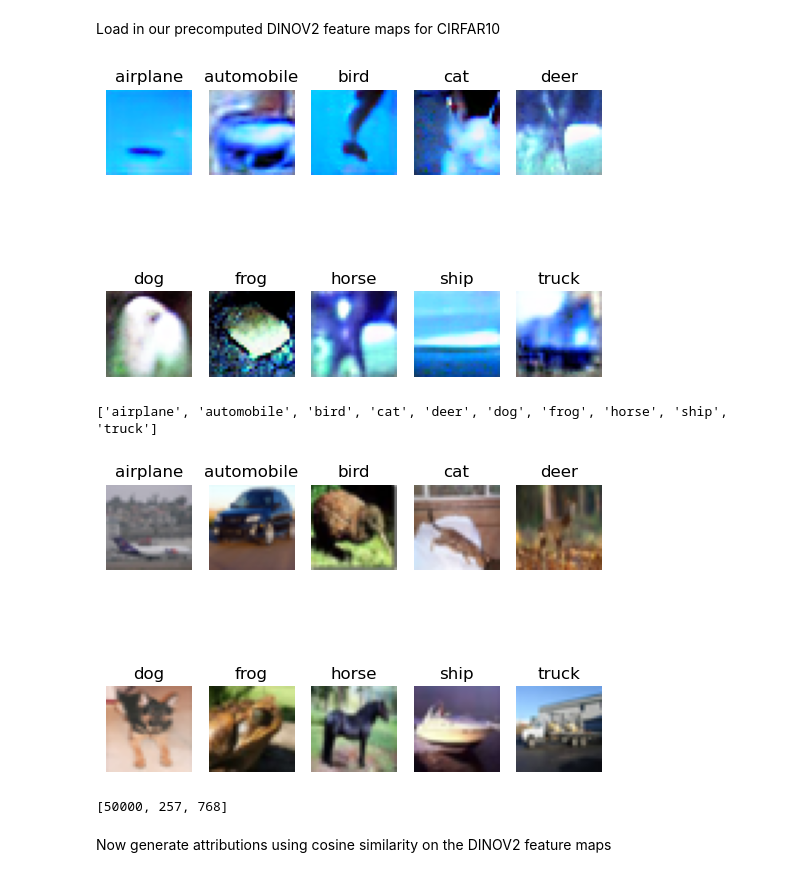
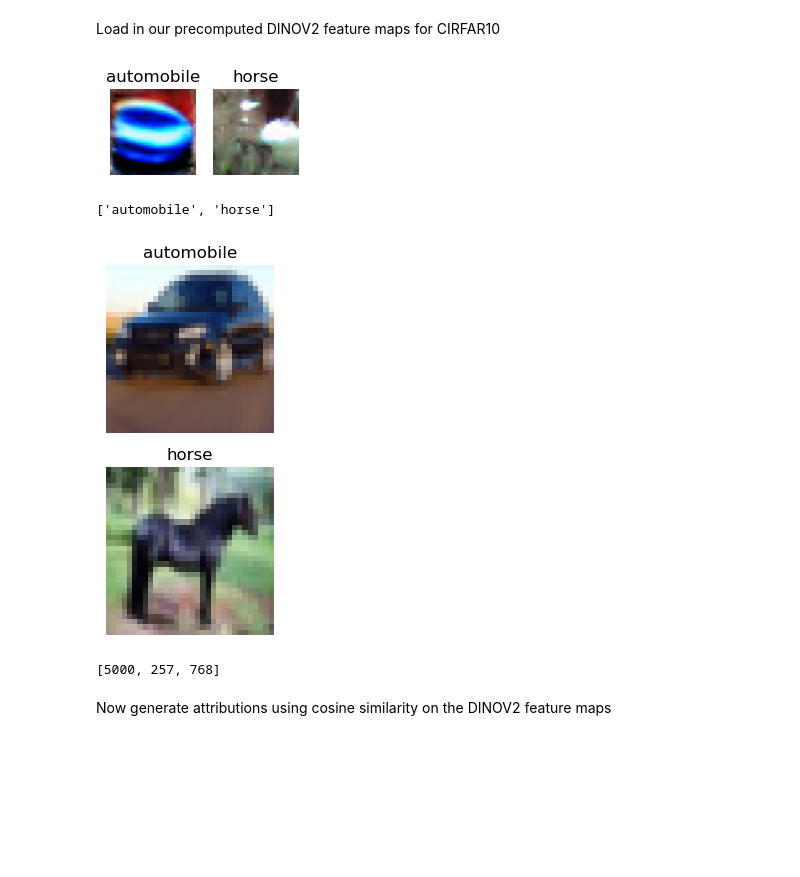
Before and after one commit to Naterjack/Data-Attribution-for-Stable-Diffusion, a Jupyter notebook: SD1_DINO_Attribution.ipynb, the cells around one changed output. Saved outputs shown, nothing was run; the diff lists cells and outputs as text; code cells hidden in the pictures; blank space fills up the shorter version.

Commit message:
DINO CIFAR2 bugfixes

```diff
--- a/SD1_DINO_Attribution.ipynb
+++ b/SD1_DINO_Attribution.ipynb
@@ -4,18 +4,17 @@ Load in our precomputed DINOV2 feature maps for CIRFAR10
 from utils.config import Project_Config, CIFAR_10_Config, CIFAR_10_Local_Config
 from utils.custom_enums import Dataset_Type_Enum, Model_Type_Enum
 
-dataset_type = Dataset_Type_Enum.CIFAR10
-model_type = Model_Type_Enum.LORA
+dataset_type = Dataset_Type_Enum.CIFAR2
+model_type = Model_Type_Enum.FULL
 
-GENERATE_COUNTER_FACTUAL_DATASET = False
-RECALCULATE_ATTRIBUTION = False
+RECALCULATE_ATTRIBUTION = True
 
 project_config = Project_Config(
     IS_CUDA = True,
     IS_WINDOWS = False,
 )
 
-MODEL_NAME_CLEAN = f"SD1_{model_type}"
+MODEL_NAME_CLEAN = f"sd1-{model_type}"
 
 f = project_config.folder_symbol
 base_save_path = (project_config.PWD + f +
@@ -32,31 +31,43 @@ if dataset_type == Dataset_Type_Enum.CIFAR2:
     )
 
 generated_dataset_config = CIFAR_10_Config(huggingface_slug=base_save_path, existing_image_column_name="image")
+
+## CIFAR 2
+# FULL
+#   Under 30 seconds with CUDA
+# LORA
+
+#CIFAR10
+# FULL
+#   Roughly 4 min with CUDA
+# LORA
+#   Roughly 3 min 30 with CUDA
 # %%
 from PIL import Image
 import matplotlib.pyplot as plt
 %matplotlib inline
 
 NUM_SEEDS = 20
 SEED_TO_PREVIEW = 1
+NUM_CLASSES = len(generated_dataset_config.class_captions)
 
 generated_images = []
 
-for subplot_i,i in enumerate(range(SEED_TO_PREVIEW,NUM_SEEDS*10,NUM_SEEDS)):
+for subplot_i,i in enumerate(range(SEED_TO_PREVIEW,NUM_SEEDS*NUM_CLASSES,NUM_SEEDS)):
     plt.subplot(2, 5, subplot_i+1)
     plt.axis('off')
     plt.title(generated_dataset_config.dataset[i][generated_dataset_config.caption_column])
     plt.imshow(generated_dataset_config.dataset[i][generated_dataset_config.image_column])
     generated_images.append(generated_dataset_config.dataset[i][generated_dataset_config.image_column])
 # %% [output]
-[figure, old version]
+[figure, new version]
 # %%
 search_index = 0
 prompts = train_dataset_config.class_captions
 print(prompts)
 
-for i in range(10):
-    plt.subplot(2, 5, i+1)
+for i in range(NUM_CLASSES):
+    plt.subplot(2, NUM_CLASSES//2, i+1)
     plt.axis('off')
 
     #Train dataset is not in class order, so we will have to search
@@ -68,8 +79,8 @@ for i in range(10):
     plt.title(train_dataset_config.dataset[search_index][train_dataset_config.caption_column])
     plt.imshow(train_dataset_config.dataset[search_index][train_dataset_config.image_column])
 # %% [output]
-['airplane', 'automobile', 'bird', 'cat', 'deer', 'dog', 'frog', 'horse', 'ship', 'truck']
+['automobile', 'horse']
-[figure, old version]
+[figure, new version]
 # %%
 import torch
 
@@ -79,11 +90,11 @@ save_path = (
     f"dino-{dataset_type}.pt"
 )
 dataset_size = len(train_dataset_config.dataset)
-pregenerated_dino_results = torch.load("save_path")
+pregenerated_dino_results = torch.load(save_path)
 print(list(pregenerated_dino_results.shape))
 pregenerated_dino_results = pregenerated_dino_results.reshape(dataset_size,257*768)
 # %% [output]
-[50000, 257, 768]
+[5000, 257, 768]
 # %% [markdown]
 Now generate attributions using cosine similarity on the DINOV2 feature maps
 # %%
```
Also changed, not shown: parts of 7 cells of this notebook.
